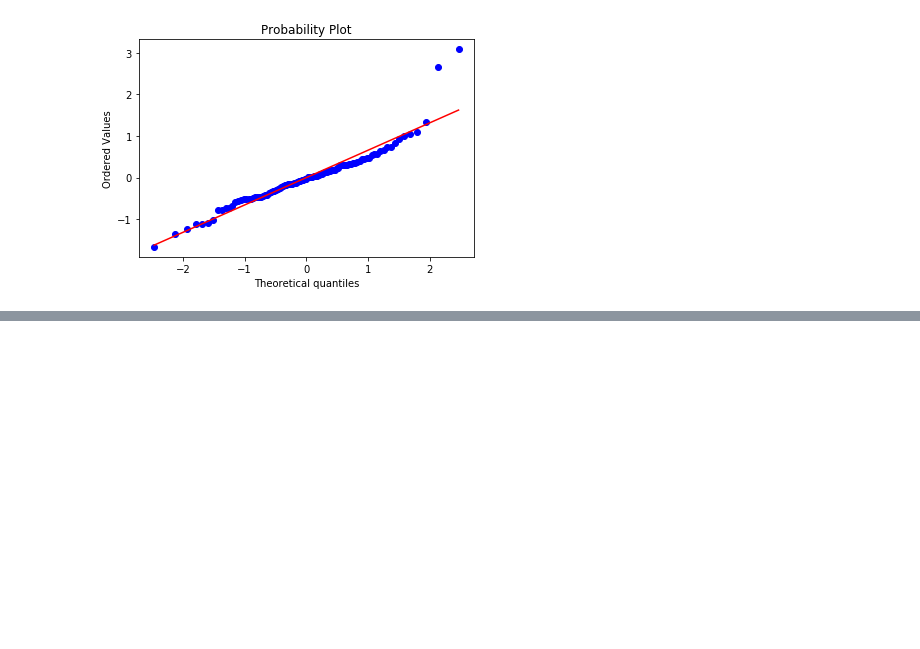
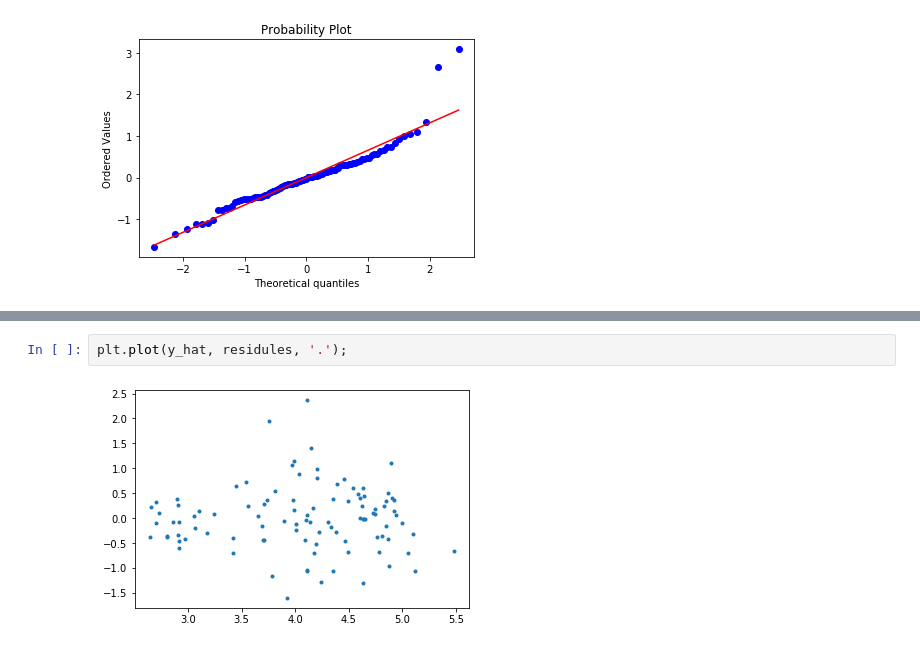
Before and after one commit to bdhammel/bayesian-notes, a Jupyter notebook: bayesian-stats-techniques-and-models/lesson7.ipynb, the cells around one changed output, grey strips where cells are left out. Cells and saved outputs as stored; diff of their text form; blank space fills up the shorter version.

```diff
--- a/bayesian-stats-techniques-and-models/lesson7.ipynb
+++ b/bayesian-stats-techniques-and-models/lesson7.ipynb
@@ -206,0 +249,4 @@ stats.probplot(residules, dist="norm", plot=plt);
+# %%
+plt.plot(y_hat, residules, '.');
+# %% [output]
+[figure, added]
```
Also changed, not shown: parts of 27 cells of this notebook.
